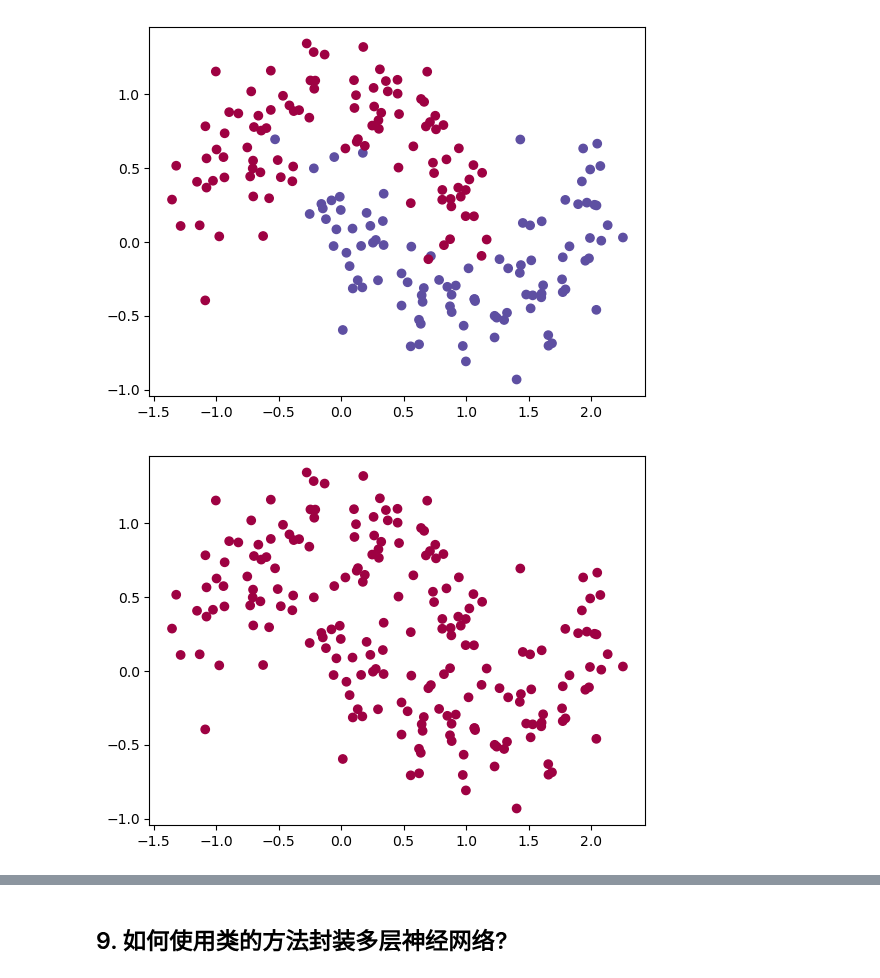
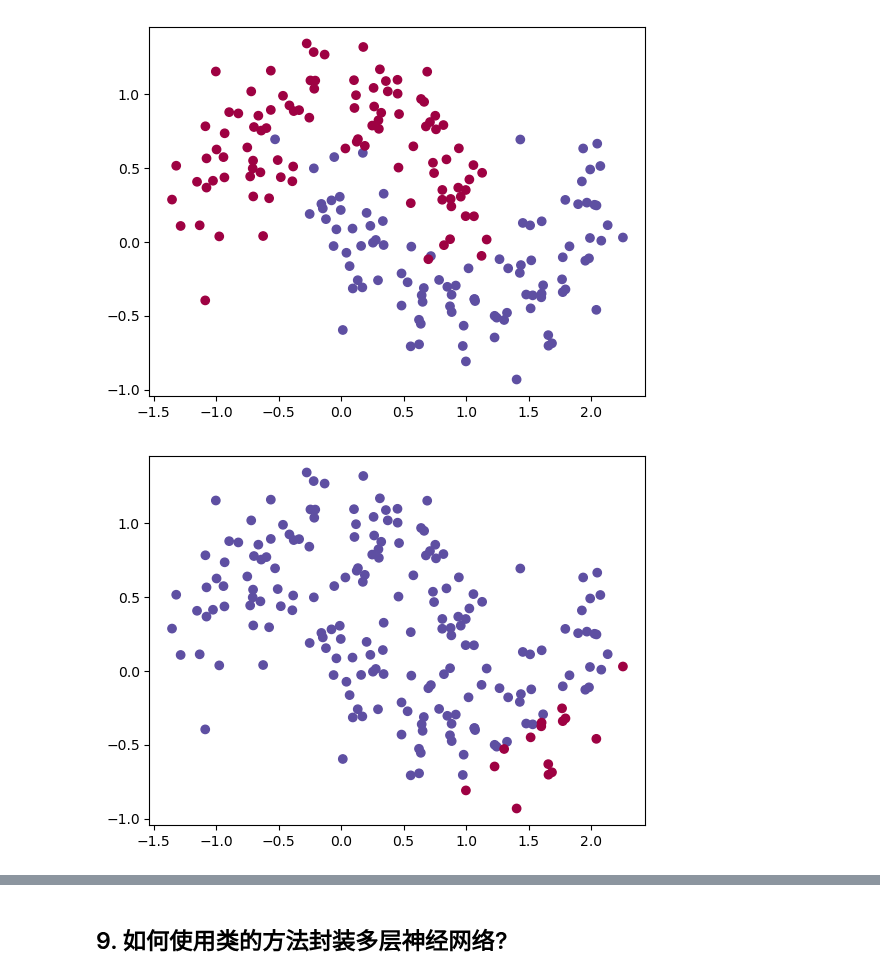
Before and after one commit to bushuhui/machinelearning_notebook, a Jupyter notebook: 5_nn/2-mlp_bp.ipynb, the cells around one changed output, grey strips where cells are left out. Drawn from its saved outputs; the diff is of its cells as text; code cells hidden in the pictures.

```diff
--- a/5_nn/2-mlp_bp.ipynb
+++ b/5_nn/2-mlp_bp.ipynb
@@ -436,35 +436,35 @@ class NN_Model:
 
 nn = NN_Model()
 nn.n_input_dim = x.shape[1]      # input size
-nn.n_hide_dim = 8                # hidden node size
+nn.n_hide_dim = 4                # hidden node size
 nn.n_output_dim = 2              # output node size
 
 # initial weight array
 nn.W1 = np.random.randn(nn.n_input_dim, nn.n_hide_dim) / np.sqrt(nn.n_input_dim)
 nn.b1 = np.zeros((1, nn.n_hide_dim))
 nn.W2 = np.random.randn(nn.n_hide_dim, nn.n_output_dim) / np.sqrt(nn.n_hide_dim)
 nn.b2 = np.zeros((1, nn.n_output_dim))
 
 # define sigmod & its derivate function
 def sigmod(x):
     return 1.0/(1+np.exp(-x))
 
 # network forward calculation
 def forward(n, x):
     n.z1 = sigmod(x.dot(n.W1) + n.b1)
     n.z2 = sigmod(n.z1.dot(n.W2) + n.b2)
     return n
 
 
 # use random weight to perdict
 forward(nn, x)
 y_pred = np.argmax(nn.z2, axis=1)
 
 # plot data
 plt.scatter(x[:, 0], x[:, 1], c=y_pred, cmap=plt.cm.Spectral)
 plt.show()
 # %% [output]
-[figure, old version]
+[figure, new version]
 # %%
 
 # back-propagation
```
Also changed, not shown: parts of 4 cells of this notebook, 1 other file.
